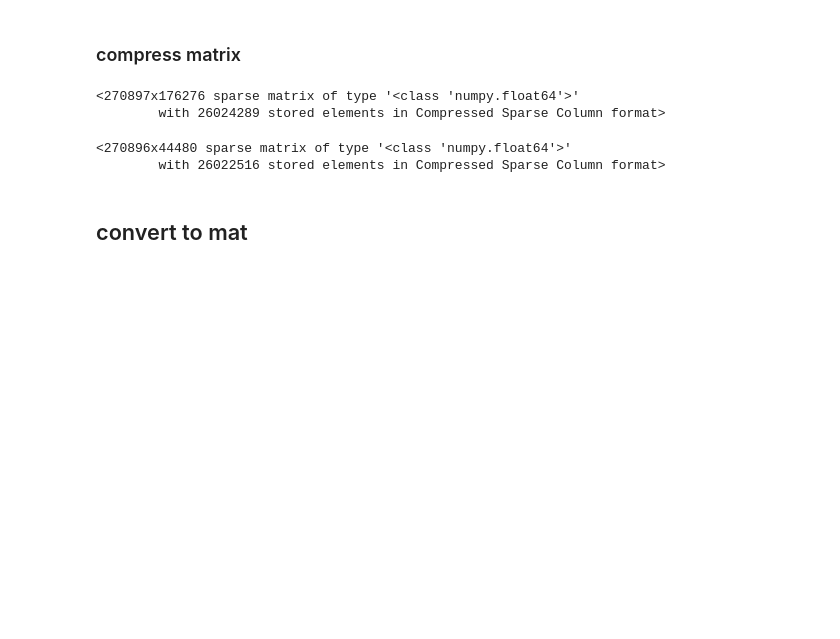
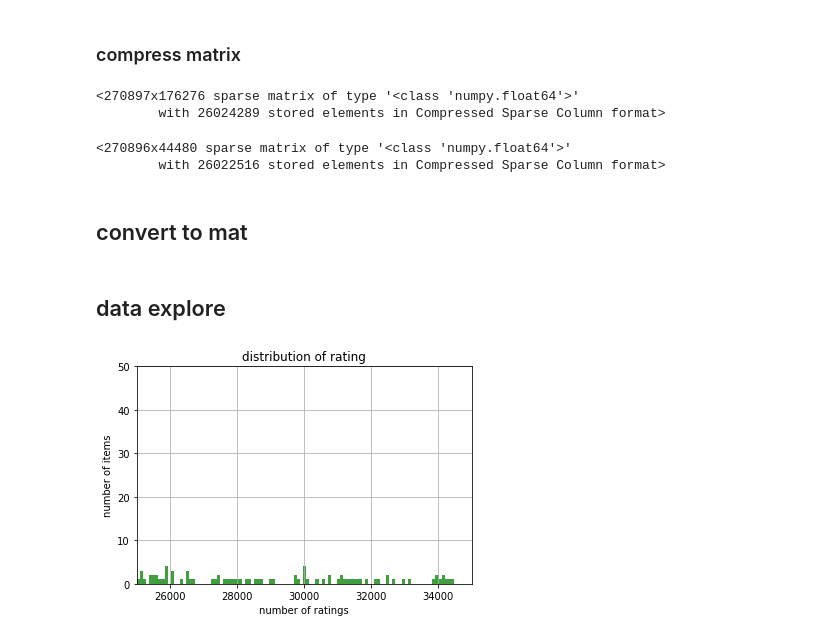
Before and after one commit to clamli/Content-based-decision-tree, a Jupyter notebook: Step 1 - Movielens Data preprocessing/Sparse Matrix Construction - ml-latest.ipynb, the cells around one changed output. Saved outputs shown, nothing was run; the diff lists cells and outputs as text; code cells hidden in the pictures; blank space fills up the shorter version.

Commit message:
explore data

```diff
--- a/Step 1 - Movielens Data preprocessing/Sparse Matrix Construction - ml-latest.ipynb
+++ b/Step 1 - Movielens Data preprocessing/Sparse Matrix Construction - ml-latest.ipynb
@@ -167,3 +172,21 @@ d = shelve.open('ml-latest/map_list_ml-latest', protocol = pickle.HIGHEST_PROTOC
 map_list = d['content']
 d.close()
 sio.savemat('../Step 2 - User Clustering/data/map_list_ml-latest.mat', {'map_list': map_list})
+# %% [markdown]
+## data explore
+# %%
+rating_matrix_csc = load_npz('ml-latest/sparse_matrix_ml-latest_selected.npz')
+
+items = rating_matrix_csc[:, 0:rating_matrix_csc.shape[1]].getnnz(axis=0).tolist()
+users = rating_matrix_csc[0:rating_matrix_csc.shape[0], :].getnnz(axis=1).tolist()
+# %%
+n, bins, patches = plt.hist(np.array(items), 1000, facecolor='g',cumulative=False, alpha=0.75)
+
+plt.xlabel('number of ratings')
+plt.ylabel('number of items')
+plt.title('distribution of rating')
+plt.axis([25000, 35000, 0, 50])
+plt.grid(True)
+plt.show()
+# %% [output]
+[figure, added]
```
Also changed, not shown: parts of 3 cells of this notebook.
